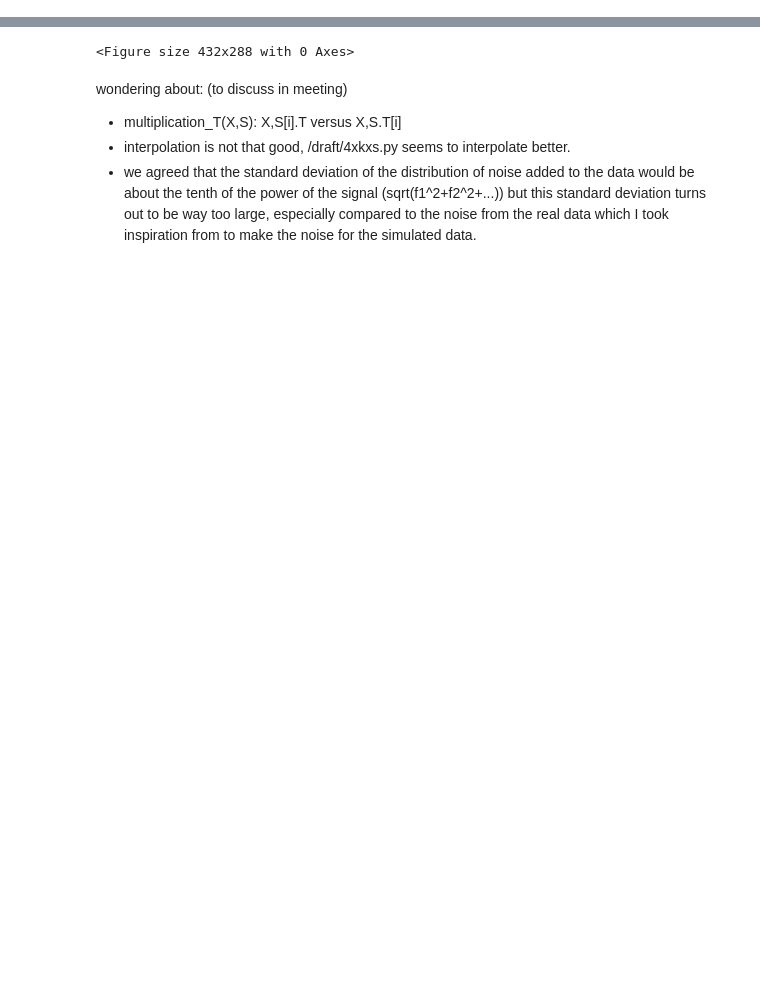
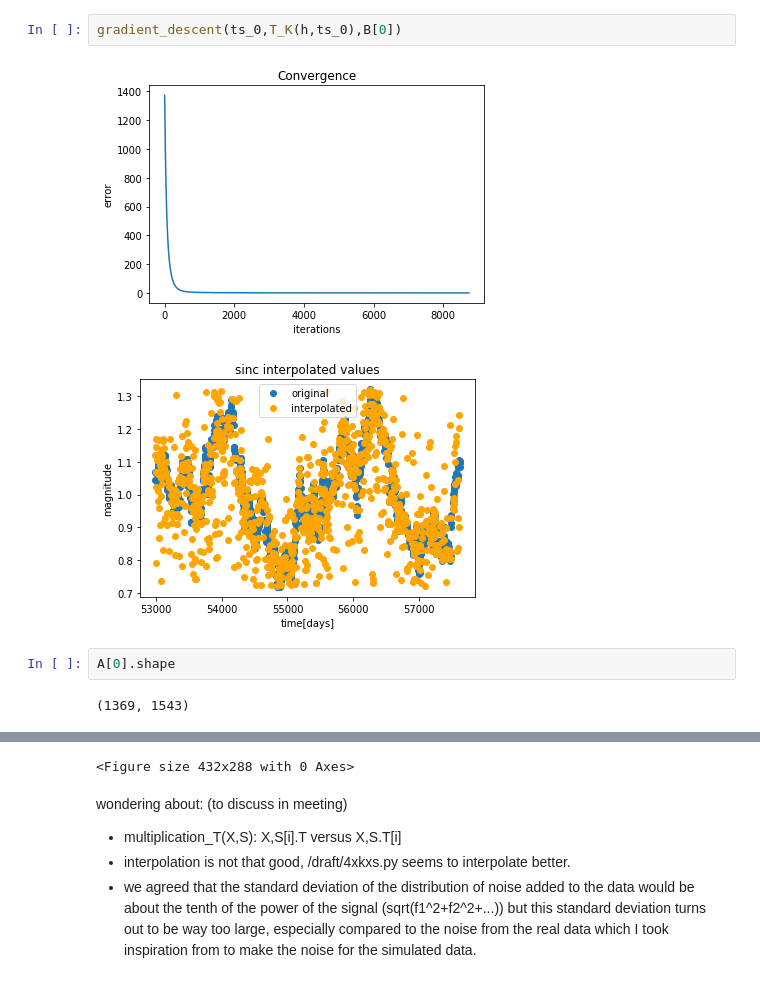
Before and after one commit to herjy/Quasar_lensing, a Jupyter notebook: simulation_interpolation/4xKxS_final.ipynb, the cells around one changed output, grey strips where cells are left out. Saved outputs shown, nothing was run; the diff lists cells and outputs as text; blank space fills up the shorter version.

```diff
--- a/simulation_interpolation/4xKxS_final.ipynb
+++ b/simulation_interpolation/4xKxS_final.ipynb
@@ -29,2 +75,11 @@ Y= np.concatenate([fs[0][np.newaxis,:],fs[1][np.newaxis,:],fs[2][np.newaxis,:],f
+# %%
+gradient_descent(ts_0,T_K(h,ts_0),B[0])
+# %% [output]
+[figure, added]
+[figure, added]
+# %%
+A[0].shape
+# %% [output]
+(1369, 1543)
 # %%
 # multiplication functions:
```
Also changed, not shown: parts of 11 cells of this notebook, 5 other files.
